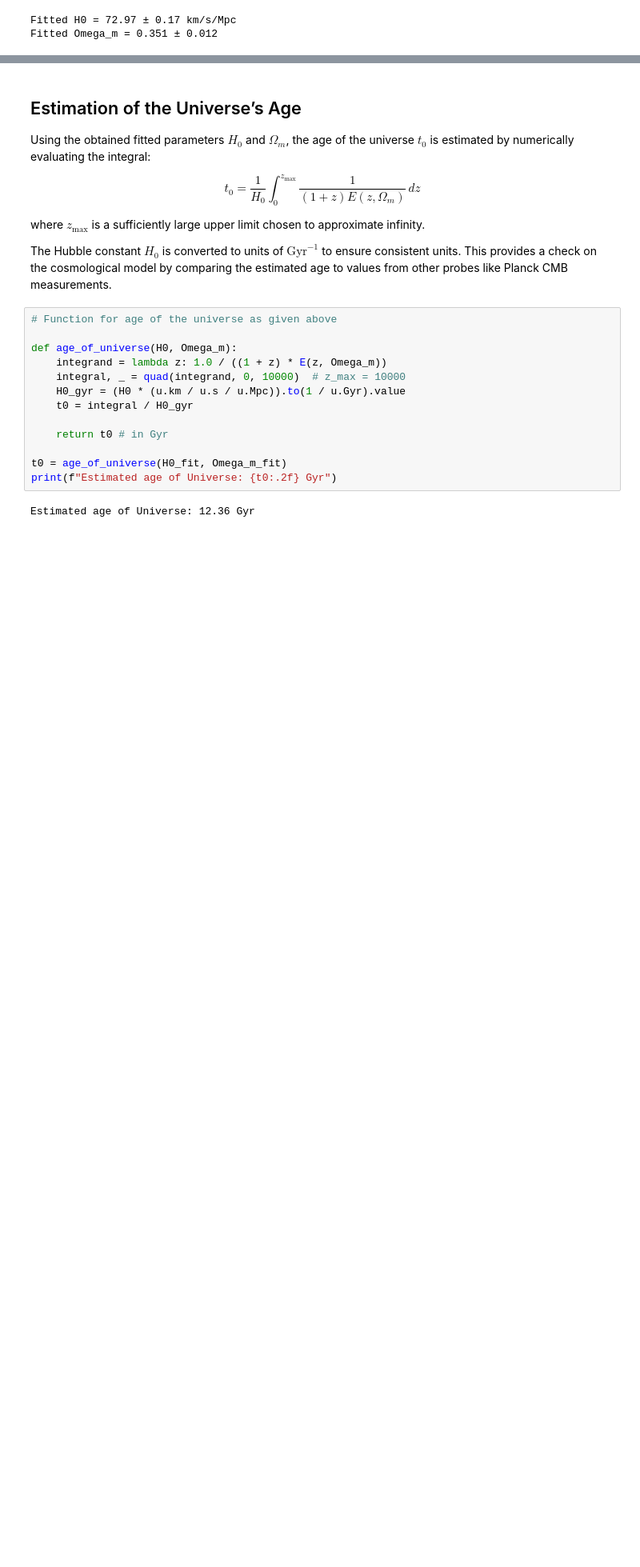
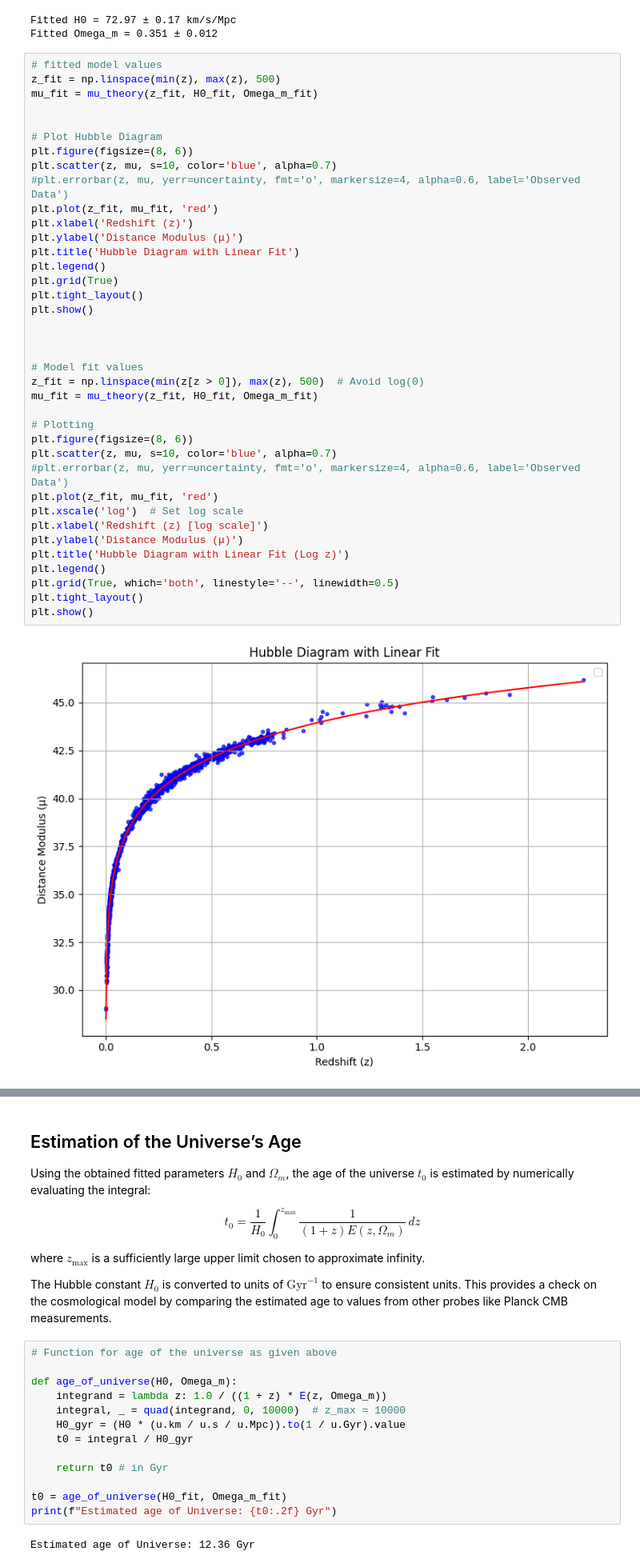
Before and after one commit to Yeti-19/universe-age-estimation, a Jupyter notebook: supernova_age_v1.ipynb, the cells around one changed output, grey strips where cells are left out. Shown at 80% size. Drawn from its saved outputs; the diff is of its cells as text; blank space fills up the shorter version.

```diff
--- a/supernova_age_v1.ipynb
+++ b/supernova_age_v1.ipynb
@@ -237,3 +237,43 @@ print(f"Fitted Omega_m = {Omega_m_fit:.3f} ± {Omega_m_err:.3f}")
 # %% [output]
 Fitted H0 = 72.97 ± 0.17 km/s/Mpc
 Fitted Omega_m = 0.351 ± 0.012
+# %%
+# fitted model values
+z_fit = np.linspace(min(z), max(z), 500)
+mu_fit = mu_theory(z_fit, H0_fit, Omega_m_fit)
+
+
+# Plot Hubble Diagram
+plt.figure(figsize=(8, 6))
+plt.scatter(z, mu, s=10, color='blue', alpha=0.7)
+#plt.errorbar(z, mu, yerr=uncertainty, fmt='o', markersize=4, alpha=0.6, label='Observed Data')
+plt.plot(z_fit, mu_fit, 'red')
+plt.xlabel('Redshift (z)')
+plt.ylabel('Distance Modulus (μ)')
+plt.title('Hubble Diagram with Linear Fit')
+plt.legend()
+plt.grid(True)
+plt.tight_layout()
+plt.show()
+
+
+
+# Model fit values
+z_fit = np.linspace(min(z[z > 0]), max(z), 500)  # Avoid log(0)
+mu_fit = mu_theory(z_fit, H0_fit, Omega_m_fit)
+
+# Plotting
+plt.figure(figsize=(8, 6))
+plt.scatter(z, mu, s=10, color='blue', alpha=0.7)
+#plt.errorbar(z, mu, yerr=uncertainty, fmt='o', markersize=4, alpha=0.6, label='Observed Data')
+plt.plot(z_fit, mu_fit, 'red')
+plt.xscale('log')  # Set log scale
+plt.xlabel('Redshift (z) [log scale]')
+plt.ylabel('Distance Modulus (μ)')
+plt.title('Hubble Diagram with Linear Fit (Log z)')
+plt.legend()
+plt.grid(True, which='both', linestyle='--', linewidth=0.5)
+plt.tight_layout()
+plt.show()
+# %% [output]
+[figure, added]
```
Also changed, not shown: parts of 1 cell of this notebook.
